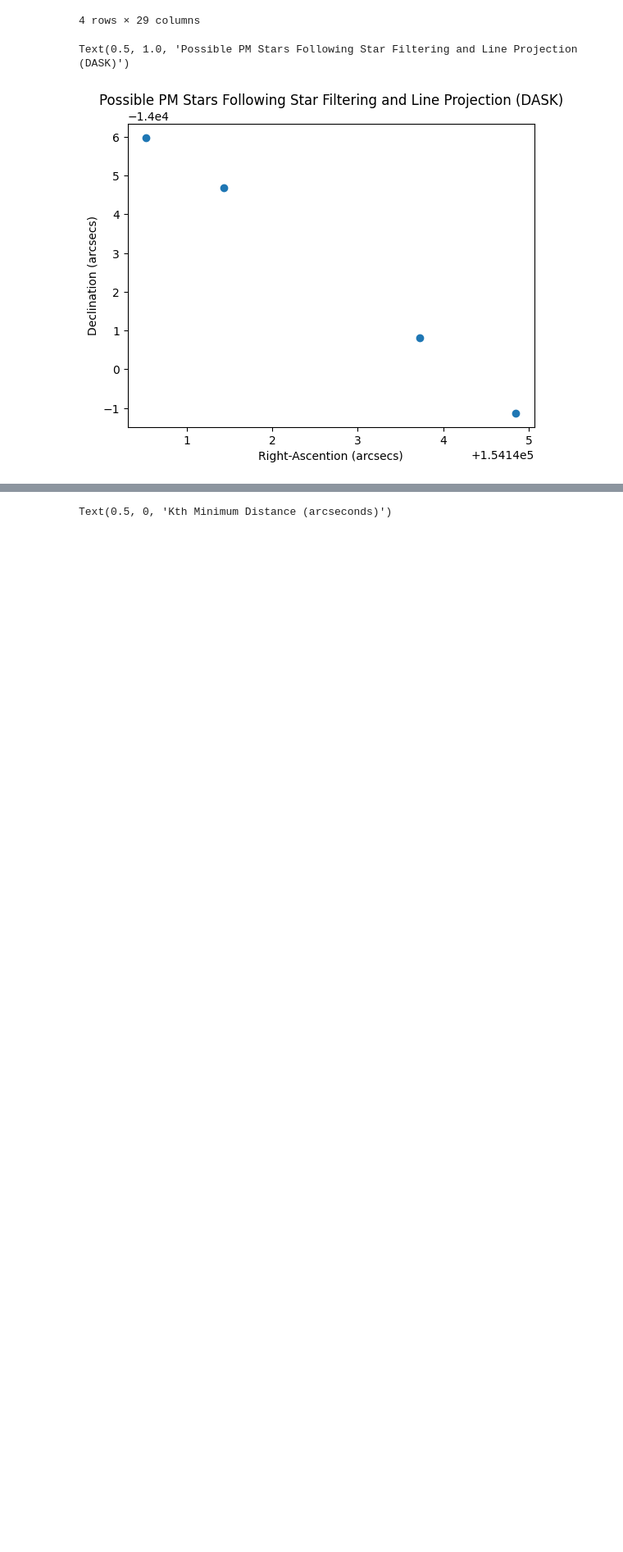
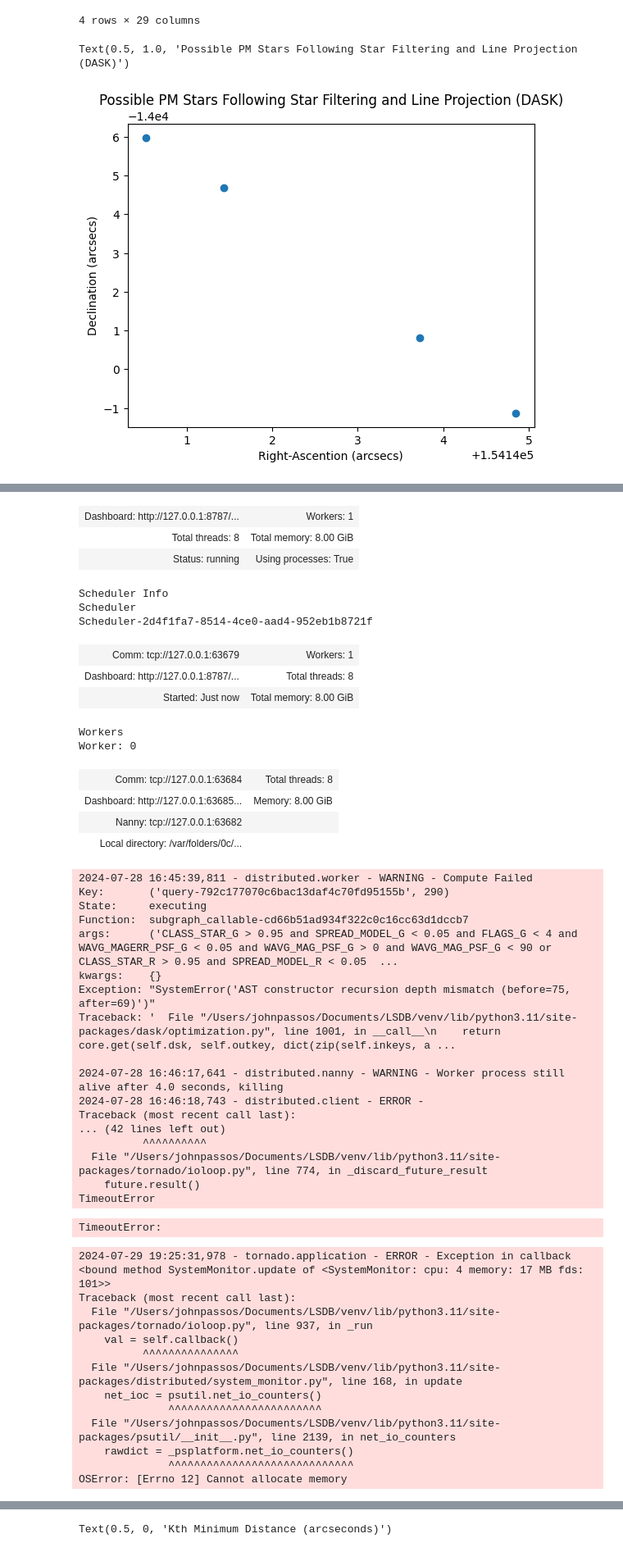
Before and after one commit to JoaoDPassos/brown-dwarf-search, a Jupyter notebook: xmatch_dask.ipynb, the cells around one changed output, grey strips where cells are left out. Shown at 82% size. Drawn from its saved outputs; the diff is of its cells as text; code cells hidden in the pictures; blank space fills up the shorter version.

```diff
--- a/xmatch_dask.ipynb
+++ b/xmatch_dask.ipynb
@@ -25,9 +25,9 @@ crucialCols = (
     [f'WAVG_MAG_PSF_{band}' for band in bandList] +
     [f'WAVG_MAGERR_PSF_{band}' for band in bandList]
 )
-catalog = lsdb.read_hipscat('hipscat/des_one_deg/', columns=crucialCols)
+catalog = lsdb.read_hipscat('/Volumes/PSC/des_dr2_light/', columns=crucialCols)
 min_stars = 4
-k = 1
+k = 2
 collinear_error = 0.2
 # %%
 filtered_catalog = catalog.query(query_string)
@@ -226,0 +224,6 @@ with Client():
+# %%
+star_groups = star_groups.query('kth_min_proj_error < 0.1')
+with Client(n_workers=1) as client:
+    display(client)
+    df_3 = star_groups.compute().to_parquet('/Volumes/PSC/')
+# %% [output]
@@ -227,3 +237,48 @@ with Client():
+| Dashboard: http://127.0.0.1:8787/... | Workers: 1 |
+| Total threads: 8 | Total memory: 8.00 GiB |
+| Status: running | Using processes: True |
+Scheduler Info
+Scheduler
+Scheduler-2d4f1fa7-8514-4ce0-aad4-952eb1b8721f
+| Comm: tcp://127.0.0.1:63679 | Workers: 1 |
+| Dashboard: http://127.0.0.1:8787/... | Total threads: 8 |
+| Started: Just now | Total memory: 8.00 GiB |
+Workers
+Worker: 0
+| Comm: tcp://127.0.0.1:63684 | Total threads: 8 |
+| Dashboard: http://127.0.0.1:63685... | Memory: 8.00 GiB |
+| Nanny: tcp://127.0.0.1:63682 |  |
+| Local directory: /var/folders/0c/... |  |
+2024-07-28 16:45:39,811 - distributed.worker - WARNING - Compute Failed
+Key:       ('query-792c177070c6bac13daf4c70fd95155b', 290)
+State:     executing
+Function:  subgraph_callable-cd66b51ad934f322c0c16cc63d1dccb7
+args:      ('CLASS_STAR_G > 0.95 and SPREAD_MODEL_G < 0.05 and FLAGS_G < 4 and WAVG_MAGERR_PSF_G < 0.05 and WAVG_MAG_PSF_G > 0 and WAVG_MAG_PSF_G < 90 or CLASS_STAR_R > 0.95 and SPREAD_MODEL_R < 0.05  ...
+kwargs:    {}
+Exception: "SystemError('AST constructor recursion depth mismatch (before=75, after=69)')"
+Traceback: '  File "/Users/johnpassos/Documents/LSDB/venv/lib/python3.11/site-packages/dask/optimization.py", line 1001, in __call__\n    return core.get(self.dsk, self.outkey, dict(zip(self.inkeys, a ...
+
+2024-07-28 16:46:17,641 - distributed.nanny - WARNING - Worker process still alive after 4.0 seconds, killing
+2024-07-28 16:46:18,743 - distributed.client - ERROR -
+Traceback (most recent call last):
+... (42 lines left out)
+          ^^^^^^^^^^
+  File "/Users/johnpassos/Documents/LSDB/venv/lib/python3.11/site-packages/tornado/ioloop.py", line 774, in _discard_future_result
+    future.result()
+TimeoutError
+TimeoutError:
+2024-07-29 19:25:31,978 - tornado.application - ERROR - Exception in callback <bound method SystemMonitor.update of <SystemMonitor: cpu: 4 memory: 17 MB fds: 101>>
+Traceback (most recent call last):
+  File "/Users/johnpassos/Documents/LSDB/venv/lib/python3.11/site-packages/tornado/ioloop.py", line 937, in _run
+    val = self.callback()
+          ^^^^^^^^^^^^^^^
+  File "/Users/johnpassos/Documents/LSDB/venv/lib/python3.11/site-packages/distributed/system_monitor.py", line 168, in update
+    net_ioc = psutil.net_io_counters()
+              ^^^^^^^^^^^^^^^^^^^^^^^^
+  File "/Users/johnpassos/Documents/LSDB/venv/lib/python3.11/site-packages/psutil/__init__.py", line 2139, in net_io_counters
+    rawdict = _psplatform.net_io_counters()
+              ^^^^^^^^^^^^^^^^^^^^^^^^^^^^^
+OSError: [Errno 12] Cannot allocate memory
 # %%
 df_3 = df_3.reset_index(drop=True, level = 0)
 df_3 = df_3.drop_duplicates()
```
Also changed, not shown: parts of 5 cells of this notebook, 1 other file.
